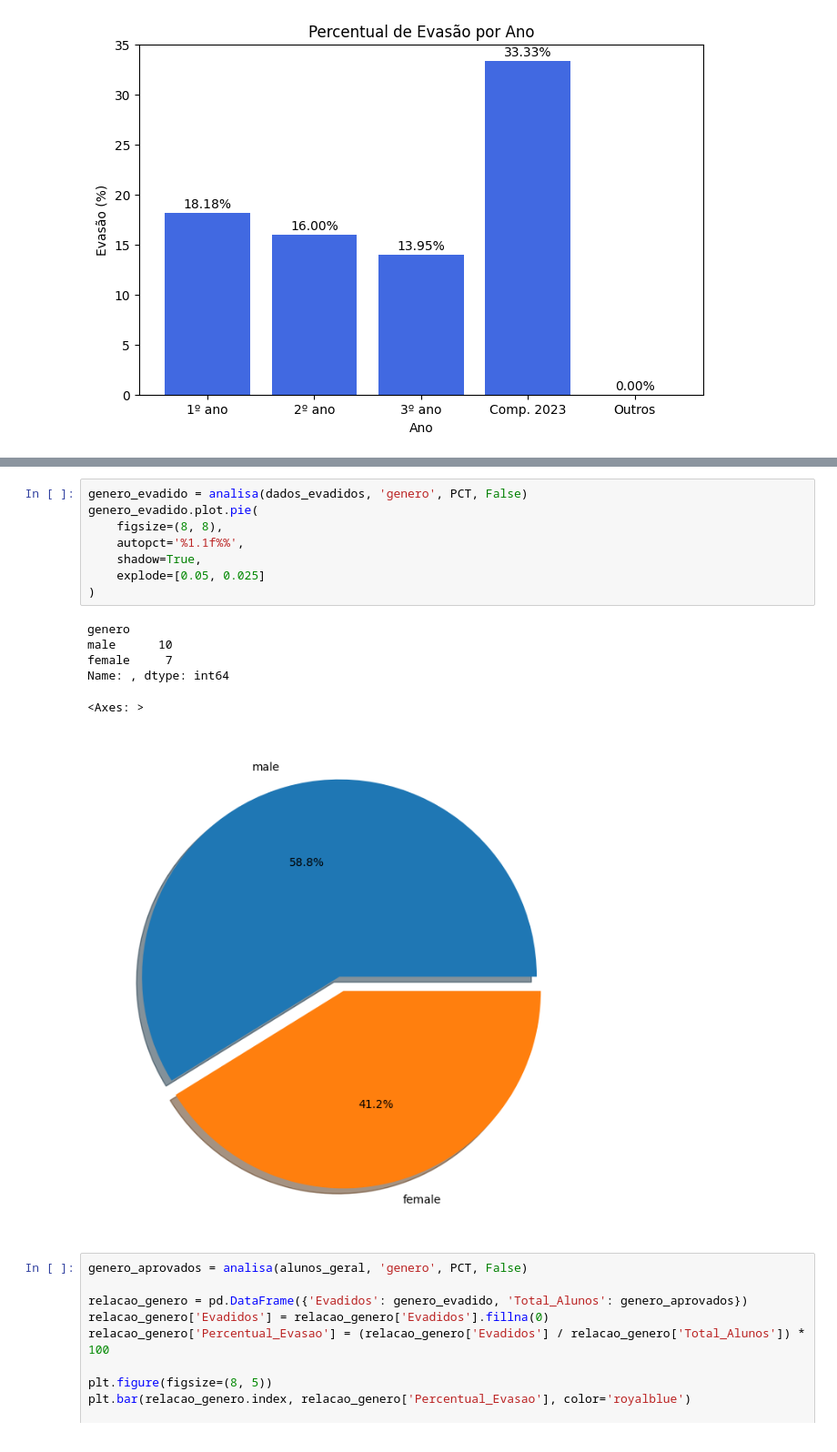
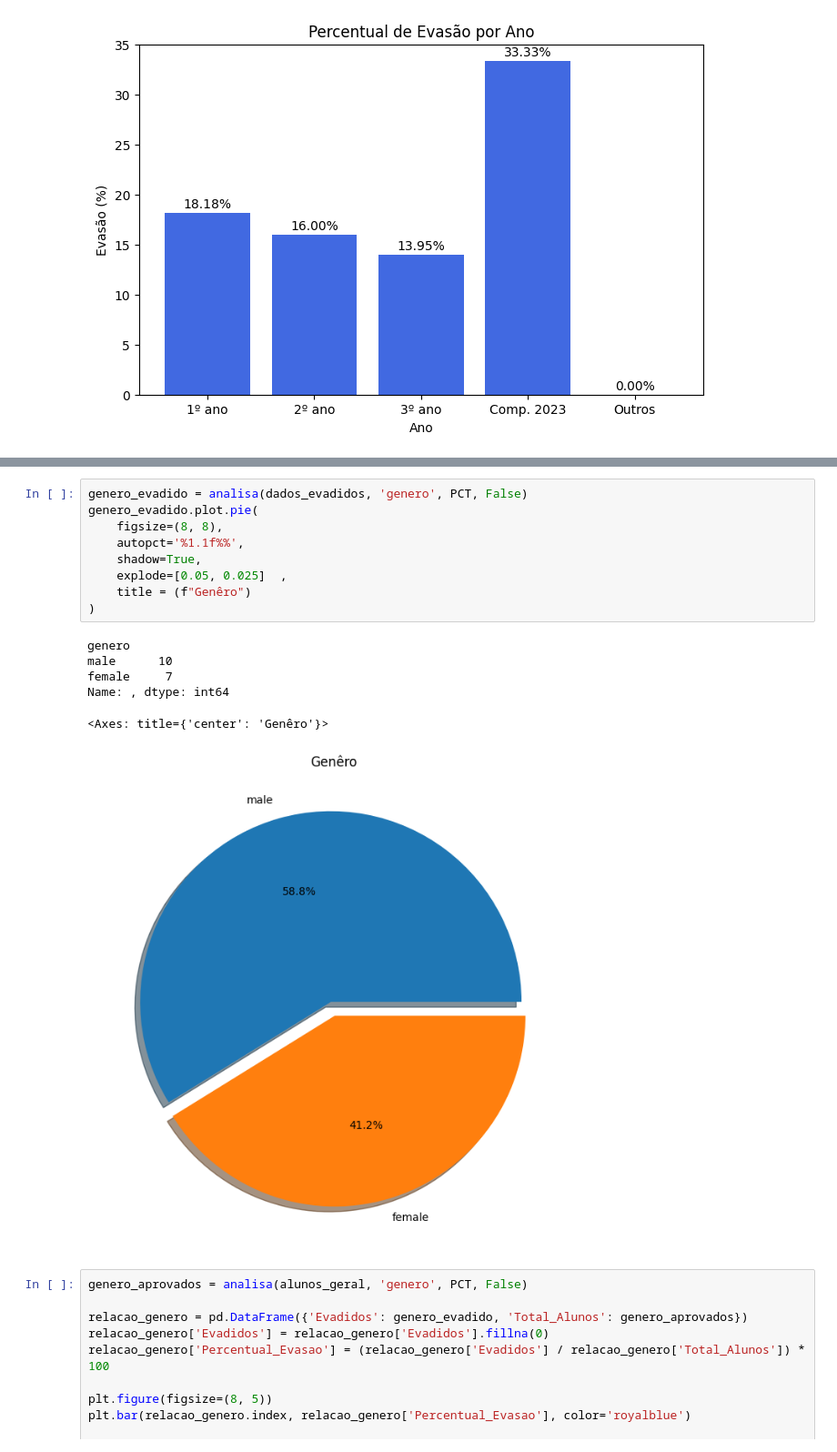
Before and after one commit to oeduardosg/introcomp, a Jupyter notebook: evadidos.ipynb, the cells around one changed output, grey strips where cells are left out. Shown at 91% size. Drawn from its saved outputs; the diff is of its cells as text.

```diff
--- a/evadidos.ipynb
+++ b/evadidos.ipynb
@@ -257,18 +261,19 @@ Name: , dtype: int64
 # %%
 genero_evadido = analisa(dados_evadidos, 'genero', PCT, False)
 genero_evadido.plot.pie(
     figsize=(8, 8),
     autopct='%1.1f%%',
     shadow=True,
-    explode=[0.05, 0.025]
+    explode=[0.05, 0.025]  ,
+    title = (f"Genêro")
 )
 # %% [output]
 genero
 male      10
 female     7
 Name: , dtype: int64
-<Axes: >
+<Axes: title={'center': 'Genêro'}>
-[figure, old version]
+[figure, new version]
 # %%
 genero_aprovados = analisa(alunos_geral, 'genero', PCT, False)
 
```
Also changed, not shown: parts of 4 cells of this notebook.
